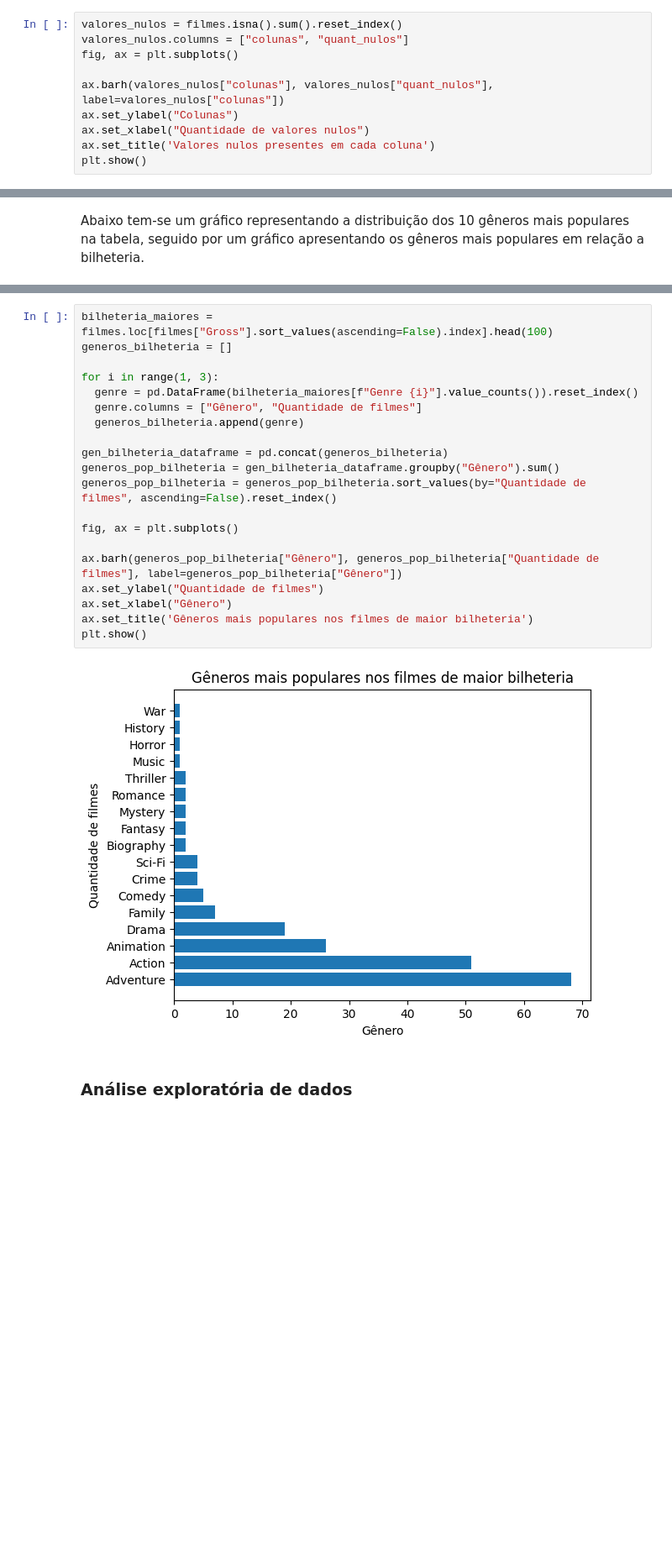
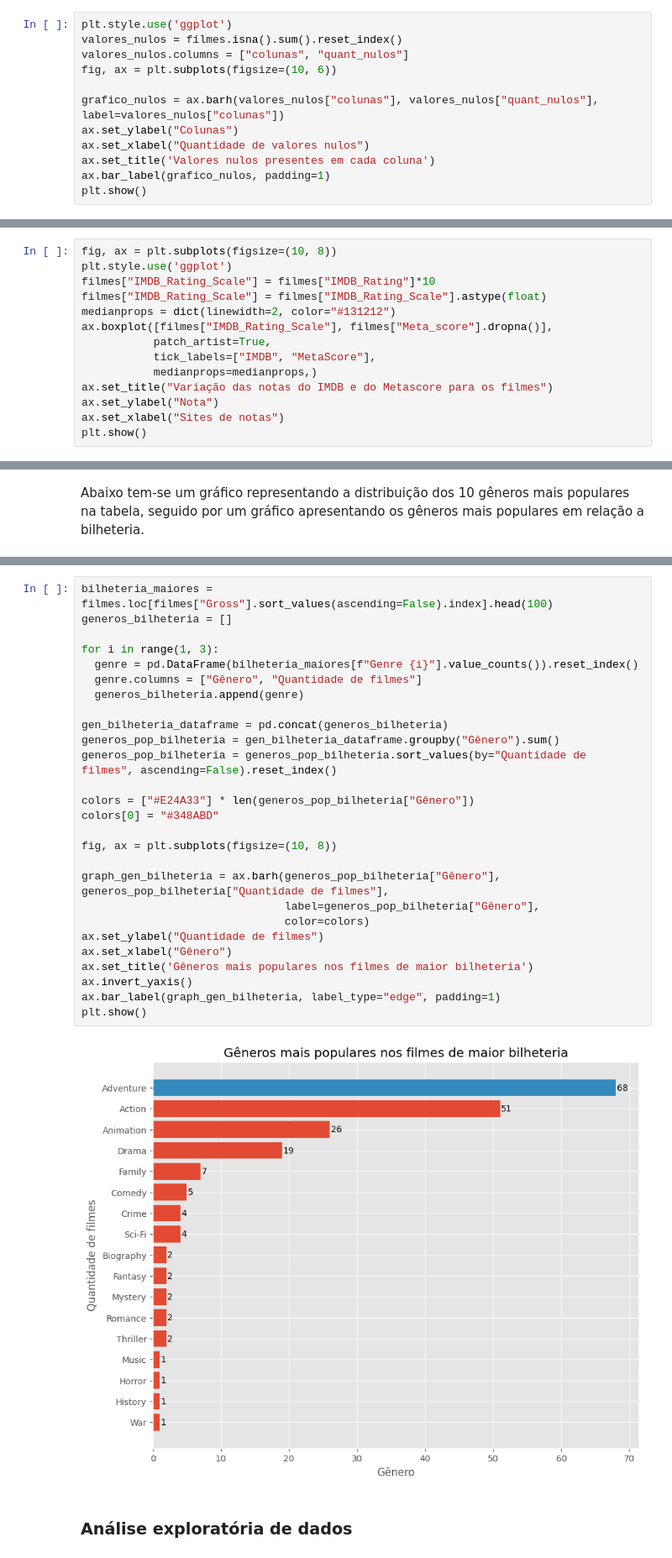
Before and after one commit to samylesousa/movies_imdb, a Jupyter notebook: desafio_ciencia_dados.ipynb, the cells around one changed output, grey strips where cells are left out. Shown at 84% size. Cells and saved outputs as stored; diff of their text form; blank space fills up the shorter version.

```diff
--- a/desafio_ciencia_dados.ipynb
+++ b/desafio_ciencia_dados.ipynb
@@ -42,13 +42,15 @@ O primeiro detalhe observado é que algumas colunas possuem uma quantidade difer
 
 O código abaixo cria um gráfico com as colunas que possuem valores ausentes, sendo a coluna ***Gross***, referente ao faturamento dos filmes, a que possui maior carência de valores (169). Em seguida vem a coluna ***Meta_score***, que apresenta a média ponderada de todas as críticas, com 157 valores ausentes. Por fim, a coluna ***Certificate***, que corresponde a classificação etária, apresenta um número menor (101) de valores faltando, porém ainda significativo.
 # %%
+plt.style.use('ggplot')
 valores_nulos = filmes.isna().sum().reset_index()
 valores_nulos.columns = ["colunas", "quant_nulos"]
-fig, ax = plt.subplots()
+fig, ax = plt.subplots(figsize=(10, 6))
 
-ax.barh(valores_nulos["colunas"], valores_nulos["quant_nulos"], label=valores_nulos["colunas"])
+grafico_nulos = ax.barh(valores_nulos["colunas"], valores_nulos["quant_nulos"], label=valores_nulos["colunas"])
 ax.set_ylabel("Colunas")
 ax.set_xlabel("Quantidade de valores nulos")
 ax.set_title('Valores nulos presentes em cada coluna')
+ax.bar_label(grafico_nulos, padding=1)
 plt.show()
 # %% [output]
@@ -336,0 +313,14 @@ plt.show()
+# %%
+fig, ax = plt.subplots(figsize=(10, 8))
+plt.style.use('ggplot')
+filmes["IMDB_Rating_Scale"] = filmes["IMDB_Rating"]*10
+filmes["IMDB_Rating_Scale"] = filmes["IMDB_Rating_Scale"].astype(float)
+medianprops = dict(linewidth=2, color="#131212")
+ax.boxplot([filmes["IMDB_Rating_Scale"], filmes["Meta_score"].dropna()],
+           patch_artist=True,
+           tick_labels=["IMDB", "MetaScore"],
+           medianprops=medianprops,)
+ax.set_title("Variação das notas do IMDB e do Metascore para os filmes")
+ax.set_ylabel("Nota")
+ax.set_xlabel("Sites de notas")
+plt.show()
@@ -456,25 +472,32 @@ plt.show()
 # %%
 bilheteria_maiores = filmes.loc[filmes["Gross"].sort_values(ascending=False).index].head(100)
 generos_bilheteria = []
 
 for i in range(1, 3):
   genre = pd.DataFrame(bilheteria_maiores[f"Genre {i}"].value_counts()).reset_index()
   genre.columns = ["Gênero", "Quantidade de filmes"]
   generos_bilheteria.append(genre)
 
 gen_bilheteria_dataframe = pd.concat(generos_bilheteria)
 generos_pop_bilheteria = gen_bilheteria_dataframe.groupby("Gênero").sum()
 generos_pop_bilheteria = generos_pop_bilheteria.sort_values(by="Quantidade de filmes", ascending=False).reset_index()
 
-fig, ax = plt.subplots()
+colors = ["#E24A33"] * len(generos_pop_bilheteria["Gênero"])
+colors[0] = "#348ABD"
 
-ax.barh(generos_pop_bilheteria["Gênero"], generos_pop_bilheteria["Quantidade de filmes"], label=generos_pop_bilheteria["Gênero"])
+fig, ax = plt.subplots(figsize=(10, 8))
+
+graph_gen_bilheteria = ax.barh(generos_pop_bilheteria["Gênero"], generos_pop_bilheteria["Quantidade de filmes"],
+                               label=generos_pop_bilheteria["Gênero"],
+                               color=colors)
 ax.set_ylabel("Quantidade de filmes")
 ax.set_xlabel("Gênero")
 ax.set_title('Gêneros mais populares nos filmes de maior bilheteria')
+ax.invert_yaxis()
+ax.bar_label(graph_gen_bilheteria, label_type="edge", padding=1)
 plt.show()
 # %% [output]
-[figure, old version]
+[figure, new version]
 # %% [markdown]
 ### **Análise exploratória de dados**
 # %% [markdown]
```
Also changed, not shown: parts of 17 cells of this notebook.
